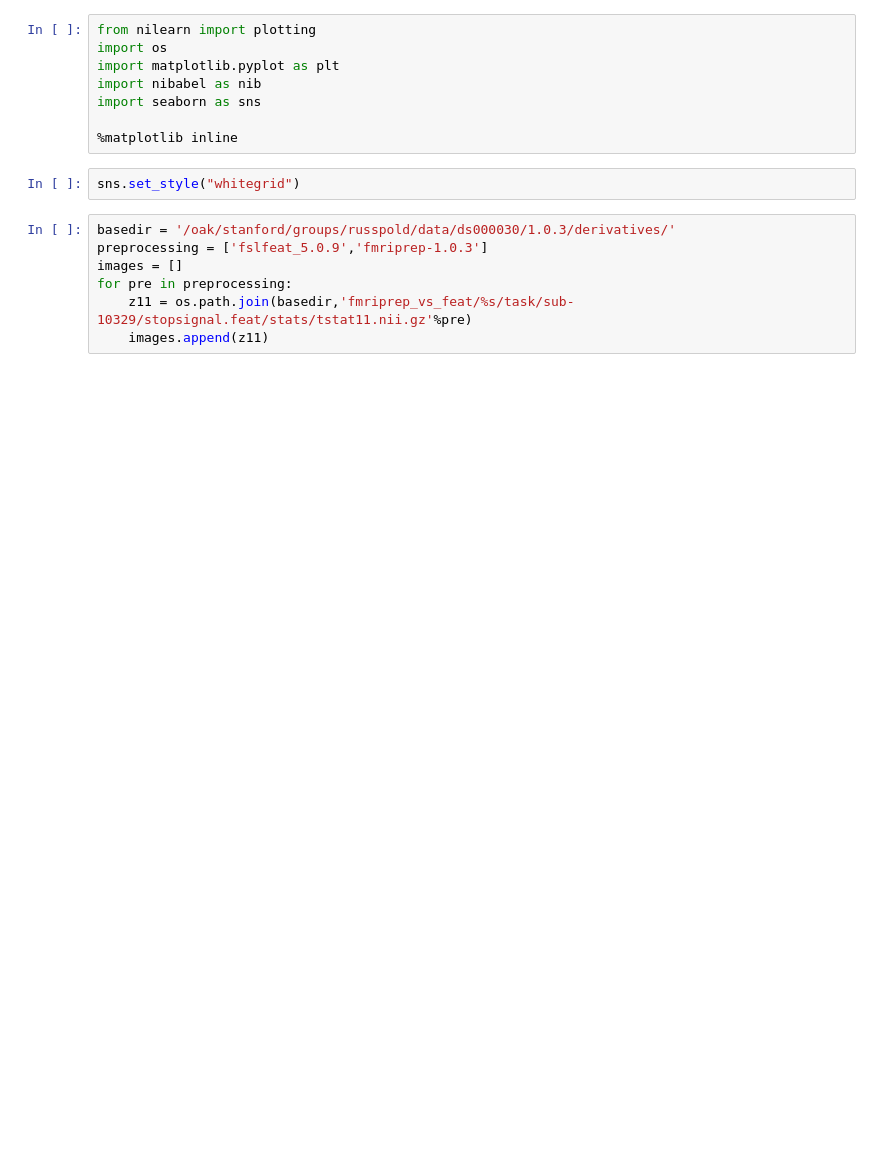
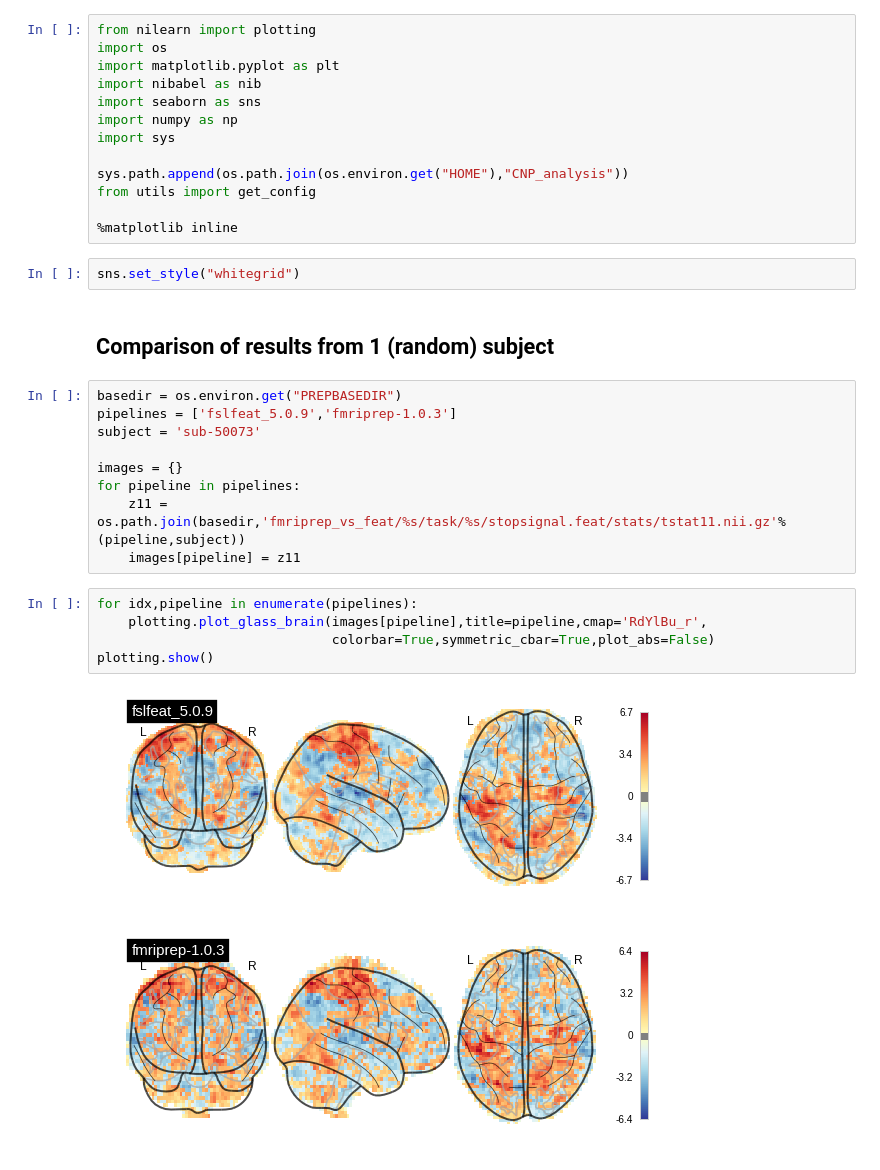
Before and after one commit to poldracklab/CNP_task_analysis, a Jupyter notebook: notebooks/SingleSubjectVis.ipynb, the cells around one changed output. Saved outputs shown, nothing was run; the diff lists cells and outputs as text; blank space fills up the shorter version.

```diff
--- a/notebooks/SingleSubjectVis.ipynb
+++ b/notebooks/SingleSubjectVis.ipynb
@@ -4,16 +4,33 @@ import os
 import matplotlib.pyplot as plt
 import nibabel as nib
 import seaborn as sns
+import numpy as np
+import sys
+
+sys.path.append(os.path.join(os.environ.get("HOME"),"CNP_analysis"))
+from utils import get_config
 
 %matplotlib inline
 # %%
 sns.set_style("whitegrid")
+# %% [markdown]
+## Comparison of results from 1 (random) subject
 # %%
-basedir = '/oak/stanford/groups/russpold/data/ds000030/1.0.3/derivatives/'
-preprocessing = ['fslfeat_5.0.9','fmriprep-1.0.3']
-images = []
-for pre in preprocessing:
-    z11 = os.path.join(basedir,'fmriprep_vs_feat/%s/task/sub-10329/stopsignal.feat/stats/tstat11.nii.gz'%pre)
-    images.append(z11)
+basedir = os.environ.get("PREPBASEDIR")
+pipelines = ['fslfeat_5.0.9','fmriprep-1.0.3']
+subject = 'sub-50073'
+
+images = {}
+for pipeline in pipelines:
+    z11 = os.path.join(basedir,'fmriprep_vs_feat/%s/task/%s/stopsignal.feat/stats/tstat11.nii.gz'%(pipeline,subject))
+    images[pipeline] = z11
+# %%
+for idx,pipeline in enumerate(pipelines):
+    plotting.plot_glass_brain(images[pipeline],title=pipeline,cmap='RdYlBu_r',
+                              colorbar=True,symmetric_cbar=True,plot_abs=False)
+plotting.show()
+# %% [output]
+[figure, added]
+[figure, added]
 # %%
 cut_coords = [-15, -8, 6, 30, 46, 62]
```
Also changed, not shown: parts of 13 cells of this notebook, 1 other file.
